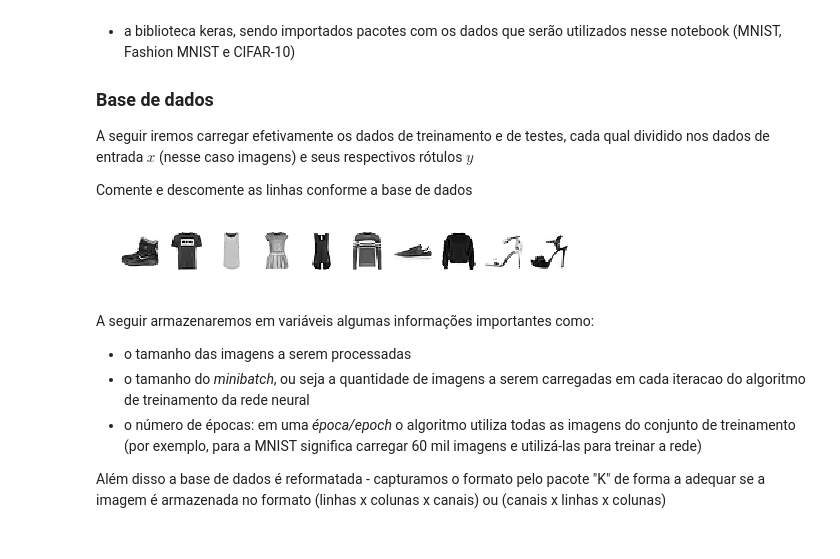
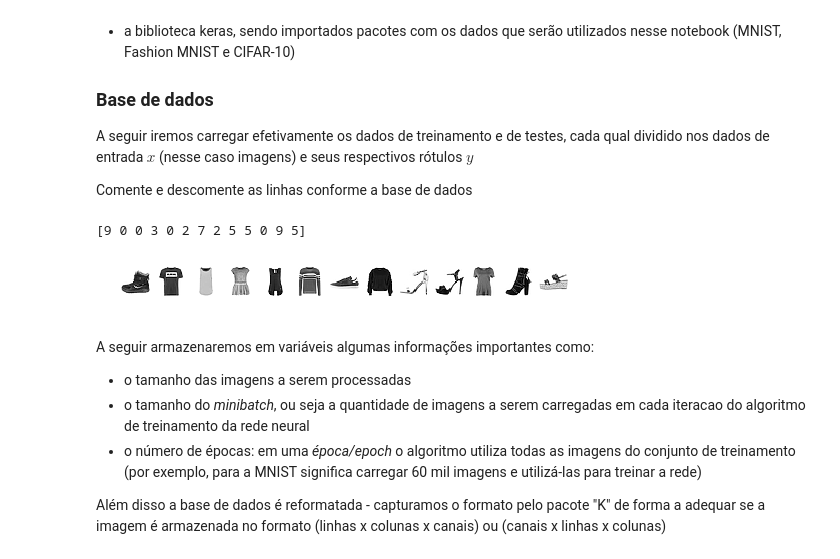
Before and after one commit to maponti/deeplearning_intro_datascience, a Jupyter notebook: notebooks/02_convolutional_network.ipynb, the cells around one changed output. Cells and saved outputs as stored; diff of their text form; code cells hidden in the pictures.

```diff
--- a/notebooks/02_convolutional_network.ipynb
+++ b/notebooks/02_convolutional_network.ipynb
@@ -41,13 +41,16 @@ Comente e descomente as linhas conforme a base de dados
 #(x_train, y_train), (x_test, y_test) = cifar10.load_data()
 # %%
 # visualizando algumas imagens de treinamento
-n_imgs = 10
+n_imgs = 13
 for im in np.arange(n_imgs):
   plt.subplot(1,n_imgs,im+1)
   plt.imshow(x_train[im])
   plt.axis('off')
+
+print(y_train[:13])
 # %% [output]
+[9 0 0 3 0 2 7 2 5 5 0 9 5]
-[figure, old version]
+[figure, new version]
 # %% [markdown]
 A seguir armazenaremos em variáveis algumas informações importantes como:
 - o tamanho das imagens a serem processadas
```
Also changed, not shown: parts of 10 cells of this notebook, 10 other files.
